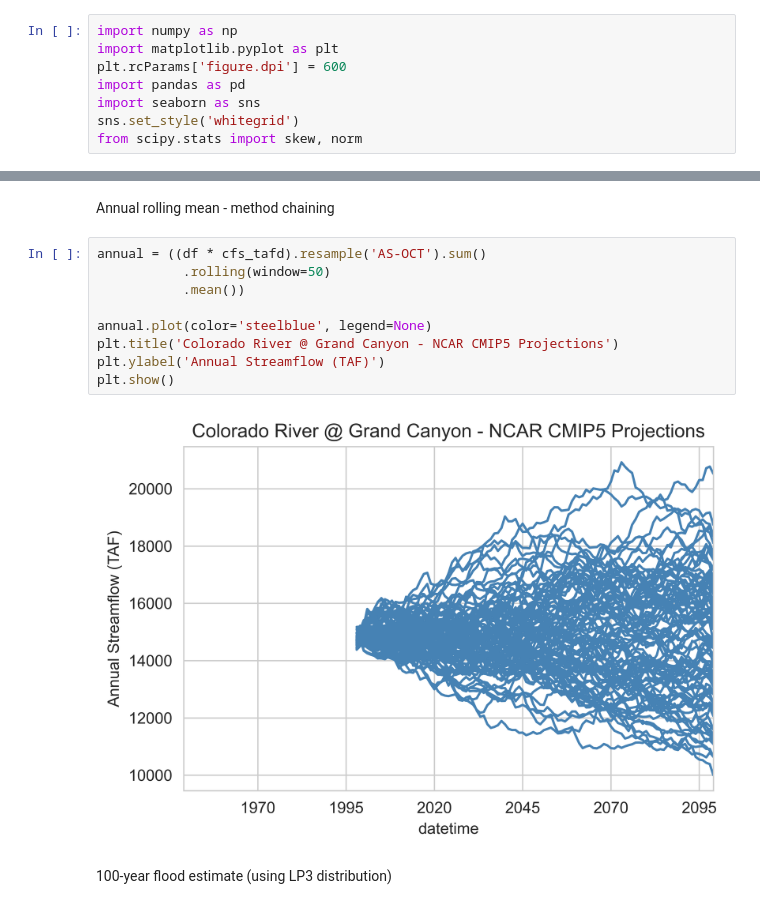
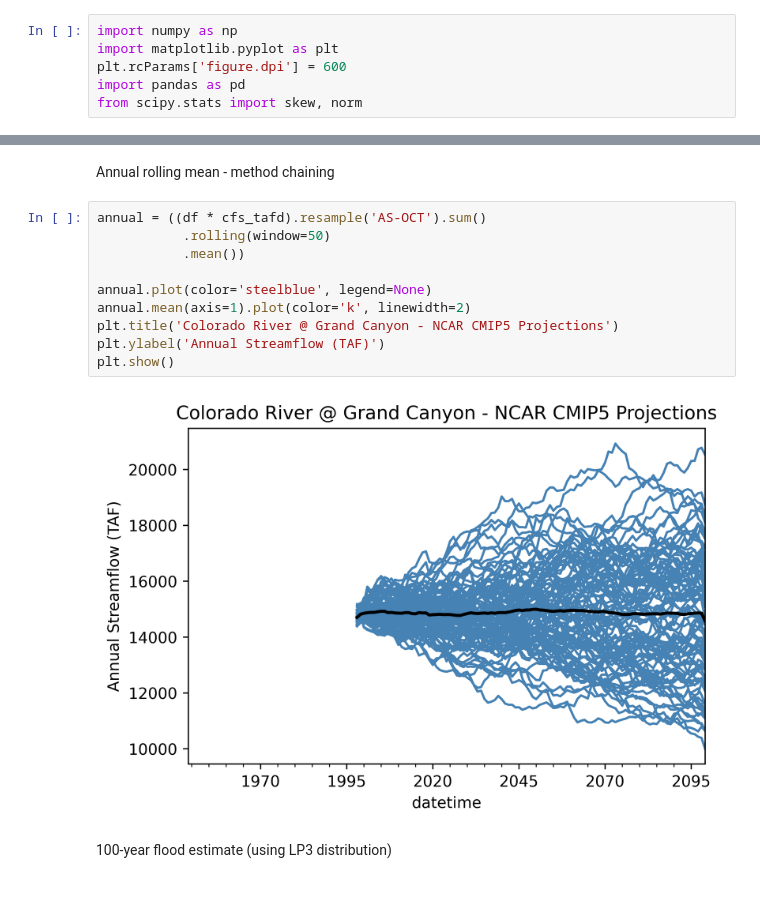
Before and after one commit to jdherman/eci273, a Jupyter notebook: L16-climate-change.ipynb, the cells around one changed output, grey strips where cells are left out. Cells and saved outputs as stored; diff of their text form.

```diff
--- a/L16-climate-change.ipynb
+++ b/L16-climate-change.ipynb
@@ -6,8 +6,6 @@ import numpy as np
 import matplotlib.pyplot as plt
 plt.rcParams['figure.dpi'] = 600
 import pandas as pd
-import seaborn as sns
-sns.set_style('whitegrid')
 from scipy.stats import skew, norm
 # %% [markdown]
 ## _Climate change - analyze data_
@@ -32,14 +28,15 @@ Annual rolling mean - method chaining
 # %%
 annual = ((df * cfs_tafd).resample('AS-OCT').sum()
            .rolling(window=50)
            .mean())
 
 annual.plot(color='steelblue', legend=None)
+annual.mean(axis=1).plot(color='k', linewidth=2)
 plt.title('Colorado River @ Grand Canyon - NCAR CMIP5 Projections')
 plt.ylabel('Annual Streamflow (TAF)')
 plt.show()
 # %% [output]
-[figure, old version]
+[figure, new version]
 # %% [markdown]
 100-year flood estimate (using LP3 distribution)
 # %%
```
Also changed, not shown: parts of 3 cells of this notebook, 7 other files.
